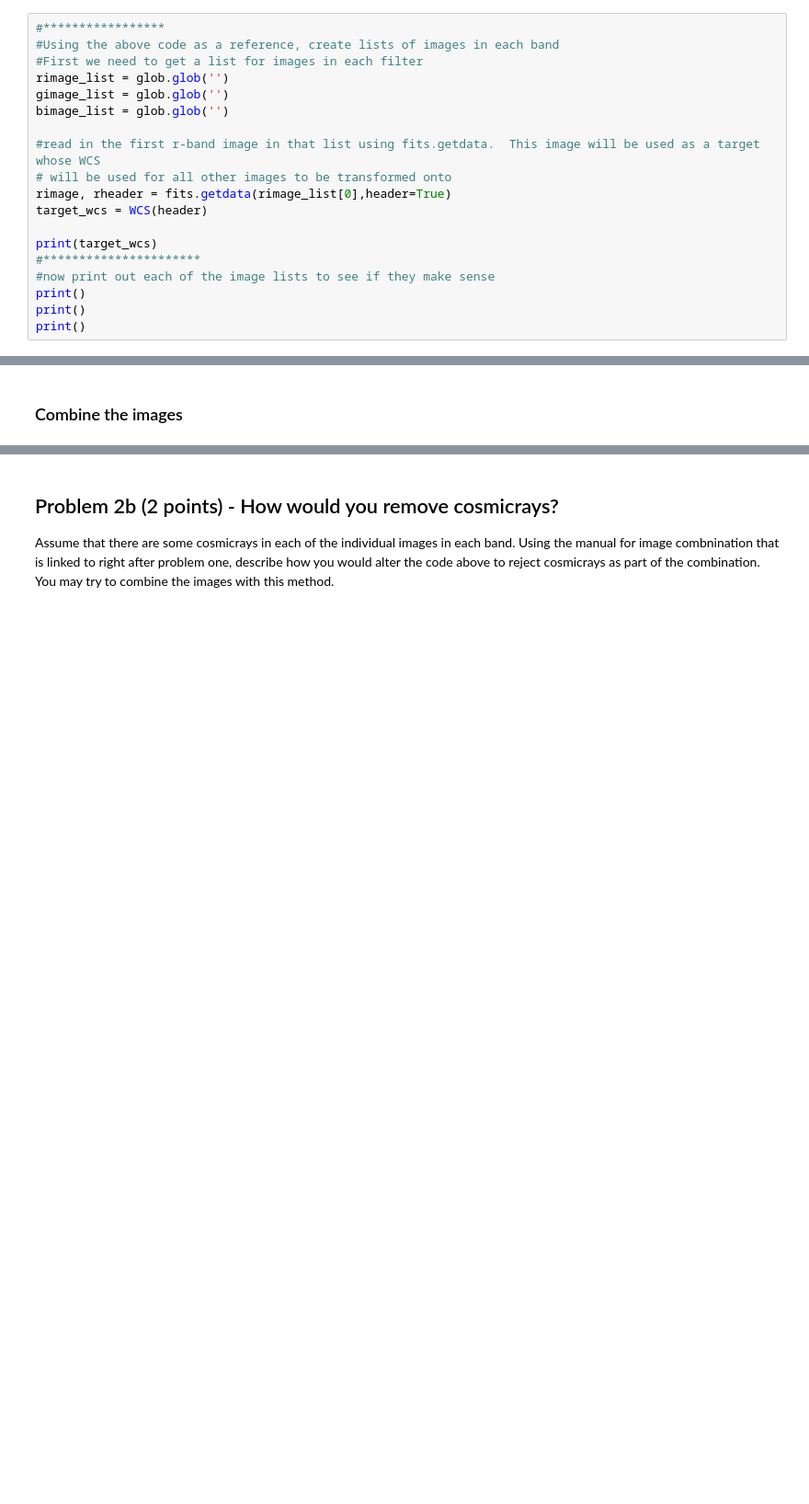
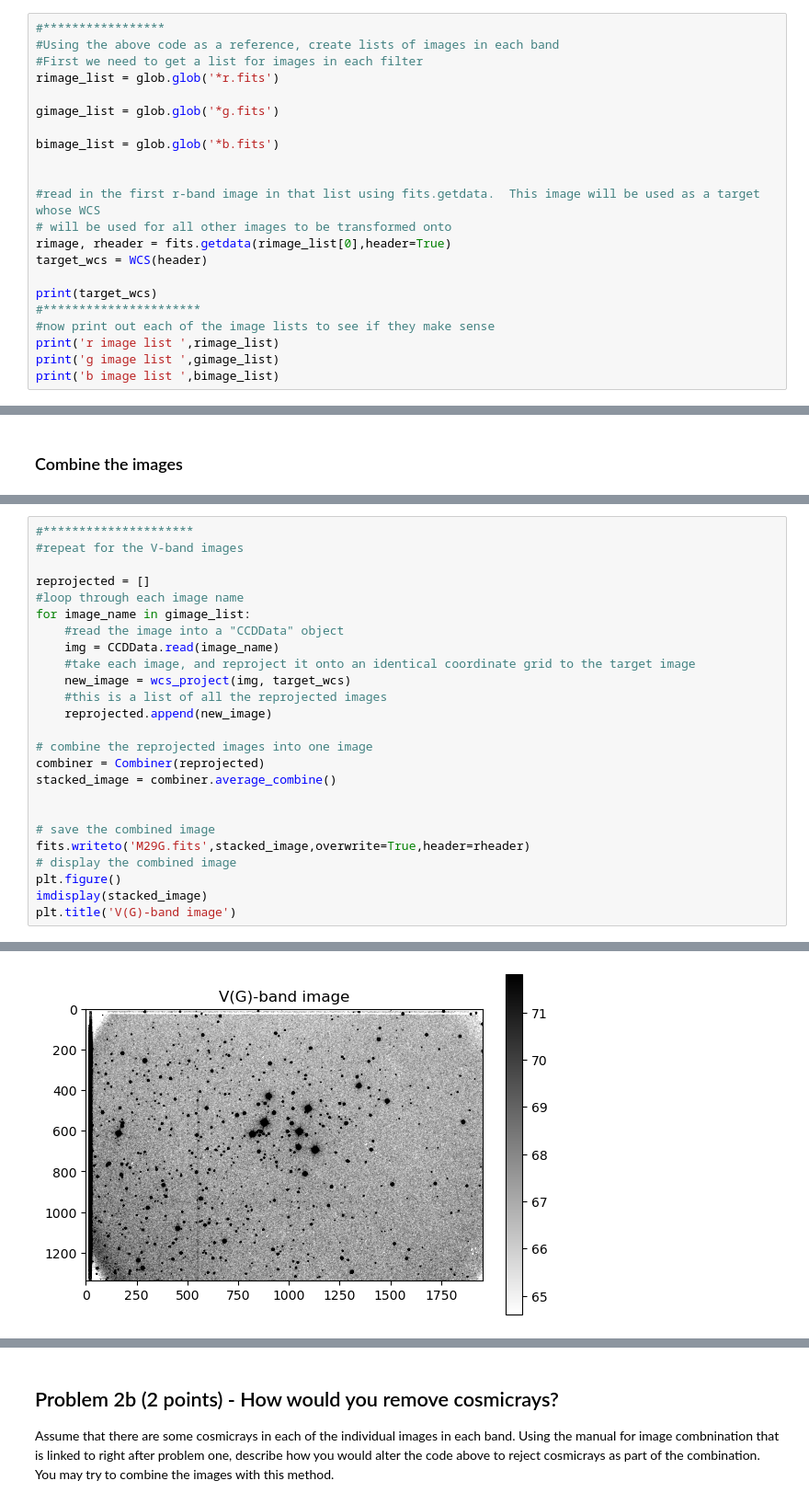
Before and after one commit to c782j789/Reductionproject_student, a Jupyter notebook: cluster_photometry_student.ipynb, the cells around one changed output, grey strips where cells are left out. Shown at 92% size. Cells and saved outputs as stored; diff of their text form; blank space fills up the shorter version.

```diff
--- a/cluster_photometry_student.ipynb
+++ b/cluster_photometry_student.ipynb
@@ -167,9 +171,12 @@ print(image_list)
 #*****************
 #Using the above code as a reference, create lists of images in each band
 #First we need to get a list for images in each filter
-rimage_list = glob.glob('')
-gimage_list = glob.glob('')
-bimage_list = glob.glob('')
+rimage_list = glob.glob('*r.fits')
+
+gimage_list = glob.glob('*g.fits')
+
+bimage_list = glob.glob('*b.fits')
+
 
 #read in the first r-band image in that list using fits.getdata.  This image will be used as a target whose WCS
 # will be used for all other images to be transformed onto
@@ -179,7 +186,7 @@ target_wcs = WCS(header)
 print(target_wcs)
 #**********************
 #now print out each of the image lists to see if they make sense
-print()
-print()
-print()
+print('r image list ',rimage_list)
+print('g image list ',gimage_list)
+print('b image list ',bimage_list)
 # %% [output]
@@ -222,0 +249,26 @@ You must new repeat this for the V and B-band images and trim all three images t
+# %%
+#*********************
+#repeat for the V-band images
+
+reprojected = []
+#loop through each image name
+for image_name in gimage_list:
+    #read the image into a "CCDData" object
+    img = CCDData.read(image_name)
+    #take each image, and reproject it onto an identical coordinate grid to the target image
+    new_image = wcs_project(img, target_wcs)
+    #this is a list of all the reprojected images
+    reprojected.append(new_image)
+
+# combine the reprojected images into one image
+combiner = Combiner(reprojected)
+stacked_image = combiner.average_combine()
+
+
+# save the combined image
+fits.writeto('M29G.fits',stacked_image,overwrite=True,header=rheader)
+# display the combined image
+plt.figure()
+imdisplay(stacked_image)
+plt.title('V(G)-band image')
+# %% [output]
@@ -222,0 +286 @@ You must new repeat this for the V and B-band images and trim all three images t
+[figure, added]
```
Also changed, not shown: parts of 19 cells of this notebook.
